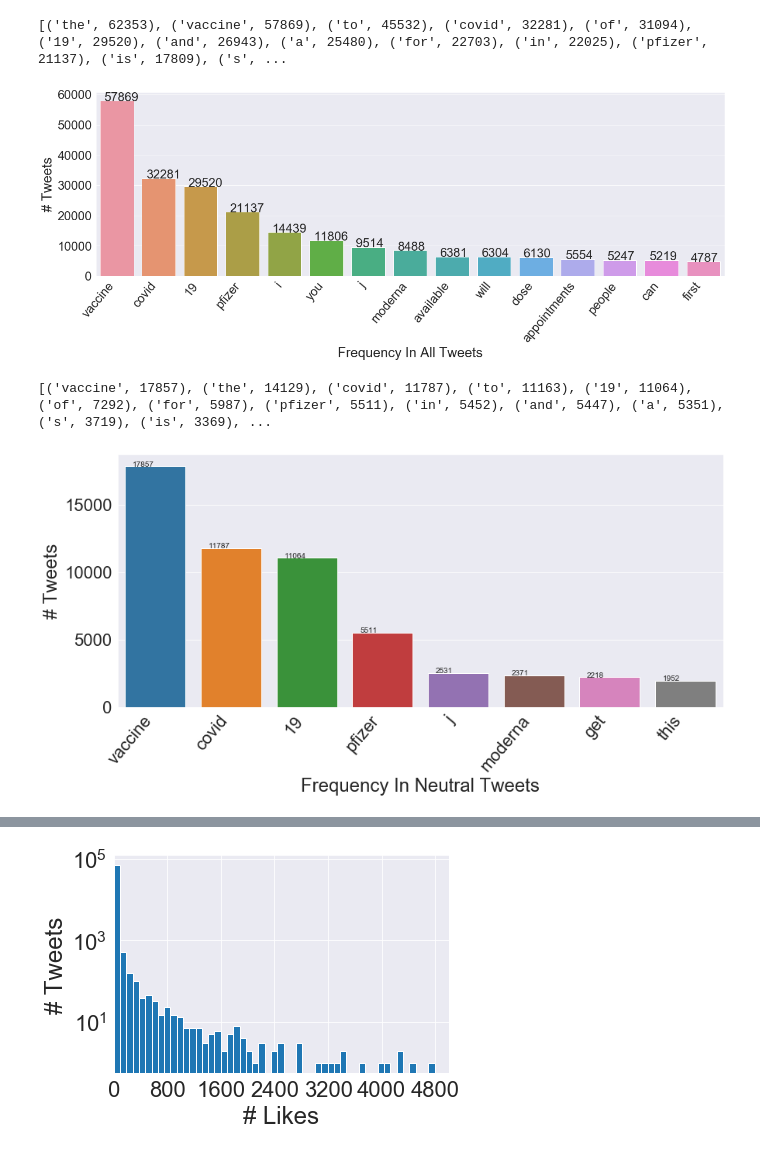
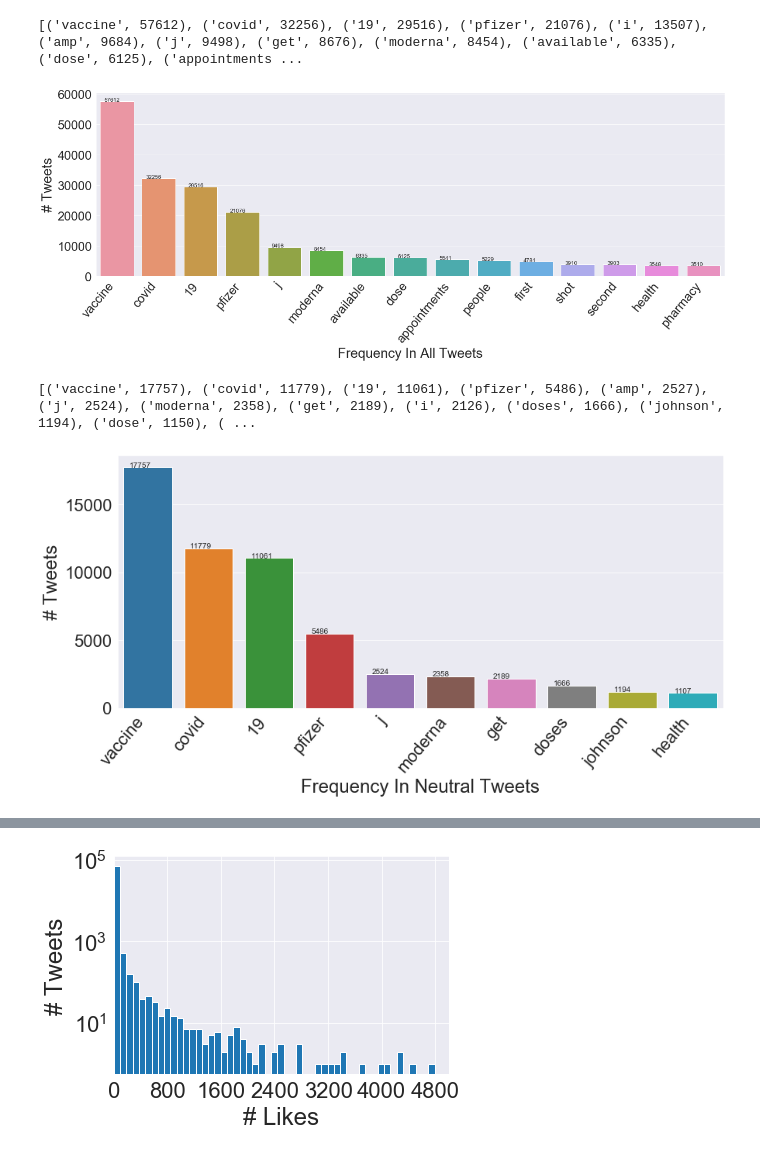
Before and after one commit to jyang54/CIS400, a Jupyter notebook: code/analysis.ipynb, the cells around one changed output, grey strips where cells are left out. Cells and saved outputs as stored; diff of their text form; code cells hidden in the pictures.

```diff
--- a/code/analysis.ipynb
+++ b/code/analysis.ipynb
@@ -26,13 +26,21 @@ plt.rc('figure', titlesize=BIGGER_SIZE)
 
 
 sns.set_style(style="darkgrid")
+def remove_stopwords(text):
+    stop_words = set(stopwords.words('english'))
+    word_tokens = word_tokenize(text)
+    text_clean = [w for w in word_tokens if w not in stop_words]
+    new_text = ' '.join(text_clean)
+    return new_text
 # %%
 #top 50 frequent words from total tweets
 from collections import Counter
 hist_kws = {'alpha': 1}
 dfs = pd.read_csv('t_data.csv')
+dfs['clean_text'] = dfs['full_text'].apply(lambda x: remove_stopwords(x))
+dfs.to_csv("t_data.csv", index=False)
 total_w = ''
-for l in dfs['full_text']:
+for l in dfs['clean_text']:
     total_w = total_w + l.lower()
 
 split_it = total_w.split()
@@ -40,9 +48,9 @@ Counter = Counter(split_it)
 most_occur = Counter.most_common(50)
 print(most_occur)
 
-#From the top 50 frequent words, we select 10 words
-key = ['vaccine','covid', '19', 'pfizer', 'i', 'you', 'j', 'moderna', 'available', 'will', 'dose', 'appointments', 'people', 'can', 'first']
-num = [57869, 32281, 29520, 21137, 14439, 11806, 9514, 8488, 6381, 6304, 6130, 5554, 5247, 5219, 4787]
+#From the top 50 frequent words, we select 15 words
+key = ['vaccine','covid', '19', 'pfizer', 'j', 'moderna', 'available', 'dose', 'appointments', 'people', 'first','shot','second','health','pharmacy']
+num = [57612, 32256, 29516, 21076, 9498, 8454, 6335, 6125, 5541, 5229, 4781, 3910, 3903, 3548, 3510]
 plt.figure(figsize=(20,6))
 plt.rcParams["font.family"] = 'Arial Unicode MS'
 ax = sns.barplot(key,num)
@@ -55,39 +63,43 @@ plt.ylabel('# Tweets')
 plt.savefig('./Frequency_total.png', bbox_inches='tight')
 plt.show()
 # %% [output]
-[('the', 62353), ('vaccine', 57869), ('to', 45532), ('covid', 32281), ('of', 31094), ('19', 29520), ('and', 26943), ('a', 25480), ('for', 22703), ('in', 22025), ('pfizer', 21137), ('is', 17809), ('s', ...
+[('vaccine', 57612), ('covid', 32256), ('19', 29516), ('pfizer', 21076), ('i', 13507), ('amp', 9684), ('j', 9498), ('get', 8676), ('moderna', 8454), ('available', 6335), ('dose', 6125), ('appointments ...
-[figure, old version]
+[figure, new version]
 # %%
 #top 50 frequent words from neutral tweets
 from collections import Counter
 hist_kws = {'alpha': 1}
 dfs = pd.read_csv('neu_data.csv')
+#removing stopwords
+dfs['clean_text'] = dfs['full_text'].apply(lambda x: remove_stopwords(x))
+dfs.to_csv("neu_data.csv", index=False)
+
 total_w = ''
-for l in dfs['full_text']:
+for l in dfs['clean_text']:
     total_w = total_w + l.lower()
 
 split_it = total_w.split()
 Counter = Counter(split_it)
 most_occur = Counter.most_common(50)
 print(most_occur)
 
-#From the top 50 frequent words, we select 8 words
-key = ['vaccine','covid', '19', 'pfizer', 'j', 'moderna', 'get', 'this']
-num = [17857, 11787, 11064, 5511, 2531, 2371, 2218, 1952]
+#From the top 50 frequent words, we select 10 words
+key = ['vaccine','covid', '19', 'pfizer', 'j', 'moderna', 'get', 'doses','johnson','health']
+num = [17757, 11779, 11061, 5486, 2524, 2358, 2189, 1666, 1194, 1107]
 plt.figure(figsize=(14,6))
 plt.rcParams["font.family"] = 'Arial Unicode MS'
 ax = sns.barplot(key,num)
 for p in ax.patches:
     ax.annotate('{:.0f}'.format(p.get_height()), (p.get_x()+0.1, p.get_height()+1))
 plt.xticks(rotation=50, horizontalalignment='right')
 plt.xlabel('Frequency In Neutral Tweets')
 plt.ylabel('# Tweets')
 
 plt.savefig('./Frequency_Neutral.png', bbox_inches='tight')
 plt.show()
 # %% [output]
-[('vaccine', 17857), ('the', 14129), ('covid', 11787), ('to', 11163), ('19', 11064), ('of', 7292), ('for', 5987), ('pfizer', 5511), ('in', 5452), ('and', 5447), ('a', 5351), ('s', 3719), ('is', 3369), ...
+[('vaccine', 17757), ('covid', 11779), ('19', 11061), ('pfizer', 5486), ('amp', 2527), ('j', 2524), ('moderna', 2358), ('get', 2189), ('i', 2126), ('doses', 1666), ('johnson', 1194), ('dose', 1150), ( ...
-[figure, old version]
+[figure, new version]
 # %%
 from collections import Counter
 hist_kws = {'alpha': 1}
```
Also changed, not shown: parts of 5 cells of this notebook, 14 other files.
